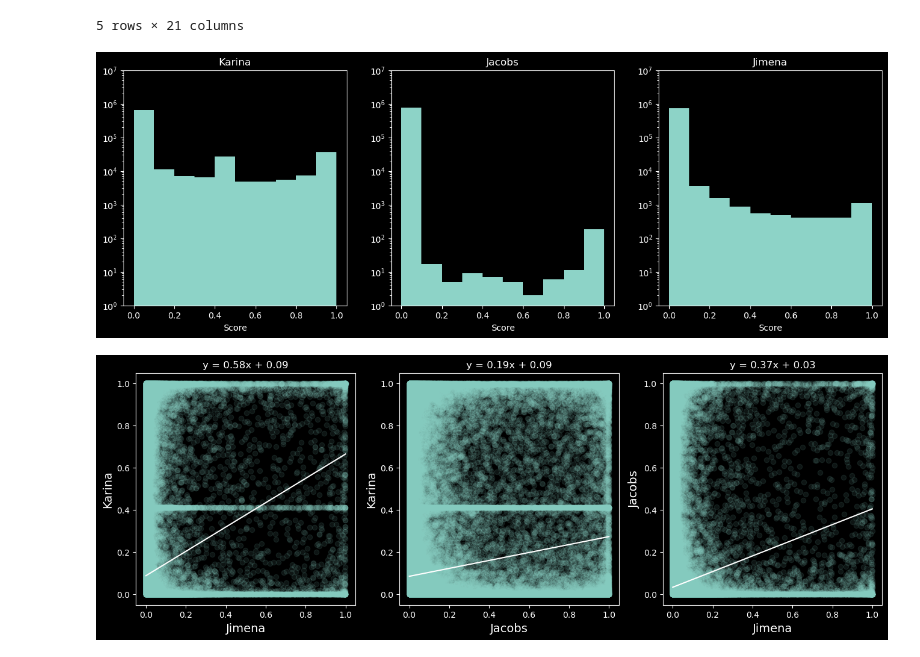
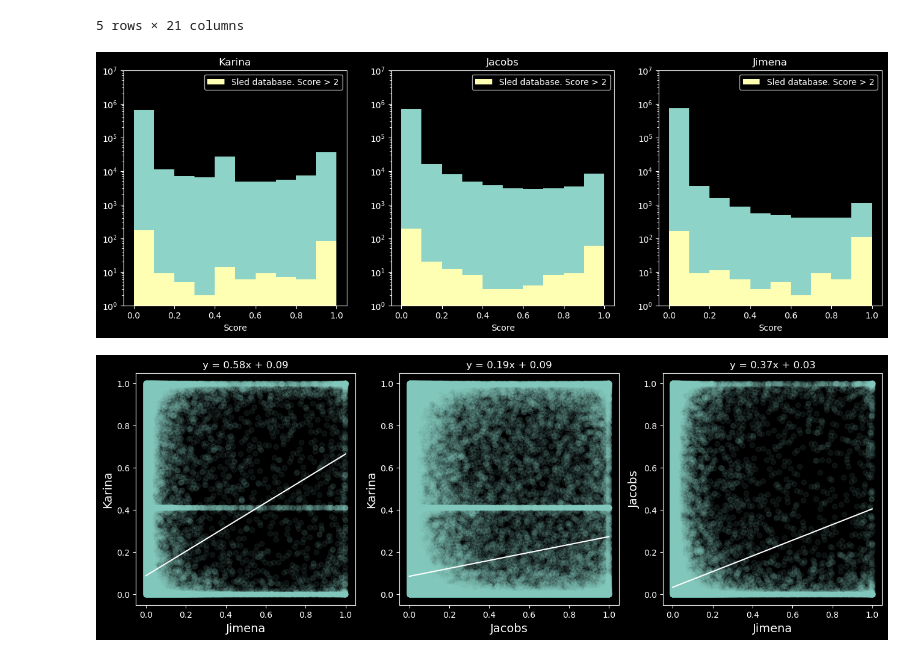
Before and after one commit to JimenaGonzalez/Citizen_science_project, a Jupyter notebook: Intersection/Basic_analysis.ipynb, the cells around one changed output. Cells and saved outputs as stored; diff of their text form; code cells hidden in the pictures.

Commit message:
Updated figures, added SLED database and other candidates

```diff
--- a/Intersection/Basic_analysis.ipynb
+++ b/Intersection/Basic_analysis.ipynb
@@ -32,32 +32,46 @@ data.head()
 | 4 | 44.834282 | 0.290406 | 0.000004 | 333398843 | 44.834282 | 0.290406 | 0.0000 | 0.0 | 0.0 | ... |
 5 rows × 21 columns
 # %%
+cand_sled = pd.read_csv('data/in_SLED.csv')
+cand_sled = cand_sled[cand_sled['score'].notnull()]
+cand_sled['score'] = pd.to_numeric(cand_sled['score'], errors='coerce')
+cand_sled = cand_sled.dropna(subset=['score'])
+cand_sled = cand_sled.reset_index(drop=True)
+cand_sled = cand_sled.astype({'score': float})
+cand_sled = cand_sled[cand_sled['score'] > 2]
+
 plt.figure(figsize=(16,5))
 
 plt.subplot(1,3,1)
 plt.title('Karina')
 plt.hist(data['K_SCORE'])
+plt.hist(cand_sled['K_SCORE'], label='Sled database. Score > 2')
 plt.xlabel('Score')
 plt.yscale('log')
 plt.ylim(1, 10**7)
+plt.legend()
 
 plt.subplot(1,3,2)
 plt.title('Jacobs')
-plt.hist(data['score_both'])
+plt.hist(data['score_sims'])
+plt.hist(cand_sled['score_sims'], label='Sled database. Score > 2')
 plt.xlabel('Score')
 plt.yscale('log')
 plt.ylim(1, 10**7)
+plt.legend()
 
 plt.subplot(1,3,3)
 plt.title('Jimena')
 plt.hist(data['SINGLE'])
+plt.hist(cand_sled['SINGLE'], label='Sled database. Score > 2')
 plt.xlabel('Score')
 plt.yscale('log')
 plt.ylim(1, 10**7)
+plt.legend()
 
 plt.show()
 # %% [output]
-[figure, old version]
+[figure, new version]
 # %%
 linear_regressor = LinearRegression()
 
```
Also changed, not shown: parts of 19 cells of this notebook.
